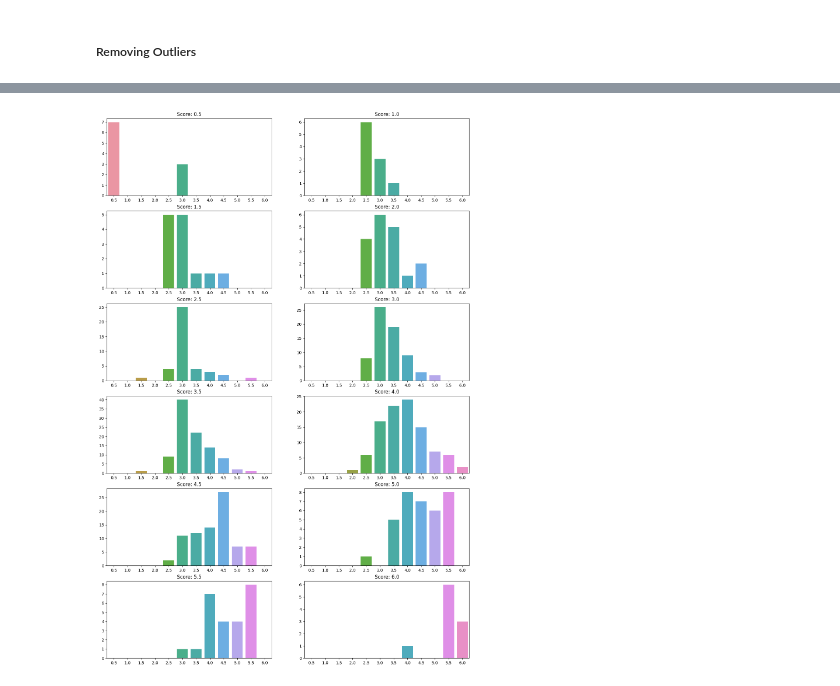
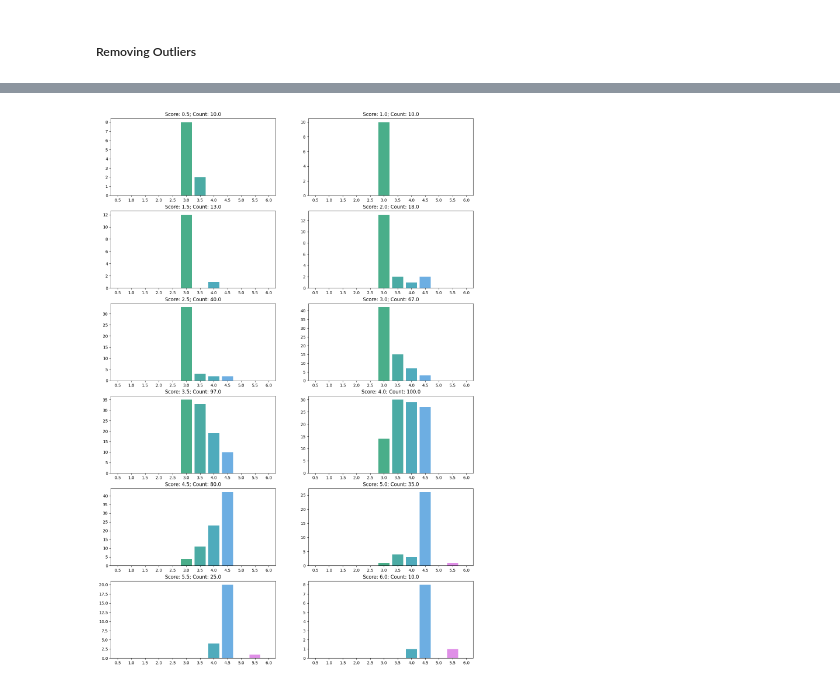
Before and after one commit to DarknessNotFound/WritingQuality, a Jupyter notebook: writing-quality2.ipynb, the cells around one changed output, grey strips where cells are left out. Drawn from its saved outputs; the diff is of its cells as text; code cells hidden in the pictures.

Commit message:
First Iteration

```diff
--- a/writing-quality2.ipynb
+++ b/writing-quality2.ipynb
@@ -314,38 +324,48 @@ def GenerateNewExample(x_train: np.array):
     result = x_train[example_index] *  (1 + Noise)
     return result
 # %%
-NUM_EXAMPLES_UPPER_LIMIT = 1000
+NUM_EXAMPLES_UPPER_LIMIT = 500
 NUM_EXAMPLES_LOWER_LIMIT = 50
 TrainingPrep(train_logs)
 
 x_train = np.zeros((0, int(NUMBER_OF_INTERVALS), NUM_FEATURES))
+x_train_2 = np.zeros((0, NUM_FEATURES_2))
 y_train = np.zeros((0, FINAL_LAYER_COUNT))
 
 x_valid = np.zeros((0, int(NUMBER_OF_INTERVALS), NUM_FEATURES))
+x_valid_2 = np.zeros((0, NUM_FEATURES_2))
 y_valid = np.zeros((0, FINAL_LAYER_COUNT))
 
 x_test = np.zeros((0, int(NUMBER_OF_INTERVALS), NUM_FEATURES))
+x_test_2 = np.zeros((0, NUM_FEATURES_2))
 y_test = np.zeros((0, FINAL_LAYER_COUNT))
 
 for x in range(1, 13):
     ids = train_scores[train_scores["score"] == (x/2)]
-    temp_train_x, temp_train_y = DfToX(train_logs[train_logs["id"].isin(ids.id)], x/2)
+    temp_train_x_1, temp_train_x_2, temp_train_y = DfToX(train_logs[train_logs["id"].isin(ids.id)], x/2)
 
-    if len(temp_train_x) > NUM_EXAMPLES_UPPER_LIMIT:
-        np.random.shuffle(temp_train_x)
-        temp_train_x = temp_train_x[:NUM_EXAMPLES_UPPER_LIMIT]
+    if len(temp_train_x_1) > NUM_EXAMPLES_UPPER_LIMIT:
+        indicies_to_remove = np.random.choice(len(temp_train_x_1), len(temp_train_x_1) - NUM_EXAMPLES_UPPER_LIMIT, replace=False)
+        temp_train_x_1 = np.delete(temp_train_x_1, indicies_to_remove, 0)
+        temp_train_x_2 = np.delete(temp_train_x_2, indicies_to_remove, 0)
         temp_train_y = temp_train_y[:NUM_EXAMPLES_UPPER_LIMIT]
 
-    while len(temp_train_x) < NUM_EXAMPLES_LOWER_LIMIT:
-        randomExample = GenerateNewExample(x_train=temp_train_x)
-        temp_train_x = np.concatenate((temp_train_x, [randomExample]))
+    while len(temp_train_x_1) < NUM_EXAMPLES_LOWER_LIMIT:
+        randomExample1 = GenerateNewExample(x_train=temp_train_x_1)
+        randomExample2 = GenerateNewExample(x_train=temp_train_x_2)
+        temp_train_x_1 = np.concatenate((temp_train_x_1, [randomExample1]))
+        temp_train_x_2 = np.concatenate((temp_train_x_2, [randomExample2]))
         temp_train_y = np.concatenate((temp_train_y, [temp_train_y[0]]))
 
-    first_cutoff = floor(0.2 * len(temp_train_x))
+    first_cutoff = floor(0.2 * len(temp_train_x_1))
     second_cutoff = first_cutoff * 2
-    x_test = np.append(x_test, temp_train_x[:first_cutoff], axis=0)
-    x_valid = np.append(x_valid, temp_train_x[first_cutoff:second_cutoff], axis=0)
-    x_train = np.append(x_train, temp_train_x[second_cutoff:], axis=0)
+    x_test = np.append(x_test, temp_train_x_1[:first_cutoff], axis=0)
+    x_valid = np.append(x_valid, temp_train_x_1[first_cutoff:second_cutoff], axis=0)
+    x_train = np.append(x_train, temp_train_x_1[second_cutoff:], axis=0)
+
+    x_test_2 = np.append(x_test_2, temp_train_x_2[:first_cutoff], axis=0)
+    x_valid_2 = np.append(x_valid_2, temp_train_x_2[first_cutoff:second_cutoff], axis=0)
+    x_train_2 = np.append(x_train_2, temp_train_x_2[second_cutoff:], axis=0)
 
     y_test = np.append(y_test, temp_train_y[:first_cutoff], axis=0)
     y_valid = np.append(y_valid, temp_train_y[first_cutoff:second_cutoff], axis=0)
@@ -411,6 +483,6 @@ _________________________________________________________________
 # %%
 unique_scores, unique_scores_count = np.unique(train_scores.score, return_counts=True)
-loss_weights = [x for x in ( 1 - (stats_count / len(y_train)))]
+loss_weights = [x for x in ( 1.25 - ((1.25 * stats_count) / len(y_train)))]
 #loss_weights = [1 for x in range(12)]
 print(len(loss_weights))
 print(loss_weights)
@@ -431,5 +503,5 @@ model.compile(optimizer='adam',
 # %%
 epochs = 10
-history = model.fit(x=x_train, y=y_train, validation_data=(x_valid,y_valid), epochs=epochs)
+history = model.fit(x=[x_train, x_train_2], y=y_train, validation_data=([x_valid, x_valid_2], y_valid), epochs=epochs)
 # %% [output]
 Epoch 1/10
@@ -504,8 +576,8 @@ def OneColdCode(arr: list) -> float:
 def HalfRound(a: float) -> float:
     return round(a * 2) / 2.0
 # %%
-model.evaluate(x_test, y_test)
-test_predictions = model.predict(x_test)
+model.evaluate([x_test, x_test_2], y_test)
+test_predictions = model.predict([x_test, x_test_2])
 test_predictions = [OneColdCode(x) for x in test_predictions]
 actual_values = np.array([OneColdCode(y) for y in y_test])
 
@@ -519,7 +591,7 @@ for i in range(1, 13, 1):
 
     fig.add_subplot(6, 2, i)
     sns.barplot(x=[x/2 for x in range(1, 13)], y=count)
-    plt.title(f'Score: {i/2}')
+    plt.title(f'Score: {i/2}; Count: {count.sum()}')
 
 plt.show()
 test_predictions = pd.DataFrame({"y" : test_predictions, })
@@ -529,4 +601,4 @@ test_predictions = pd.DataFrame({"y" : test_predictions, })
-[figure, old version]
+[figure, new version]
 # %%
 # 2c75e15a --> 4.0
 # 2c7997a3 --> 3.5
```
Also changed, not shown: parts of 11 cells of this notebook.
